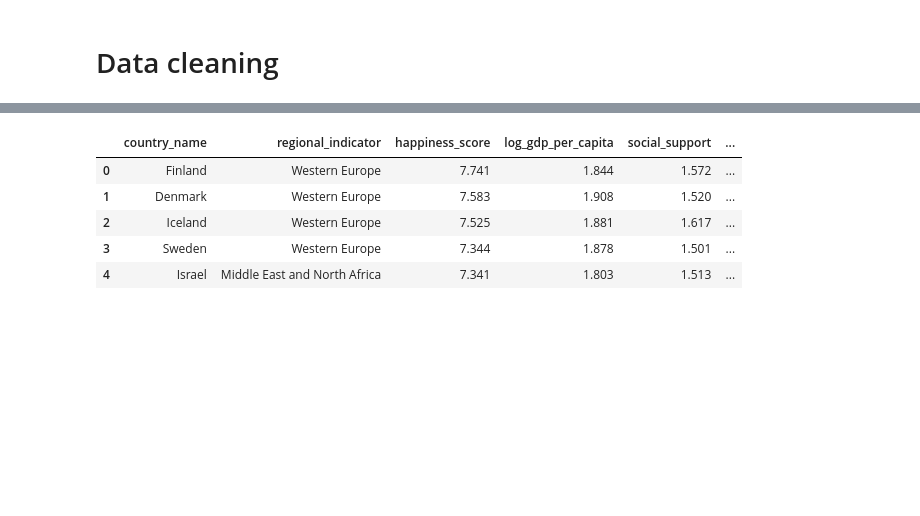
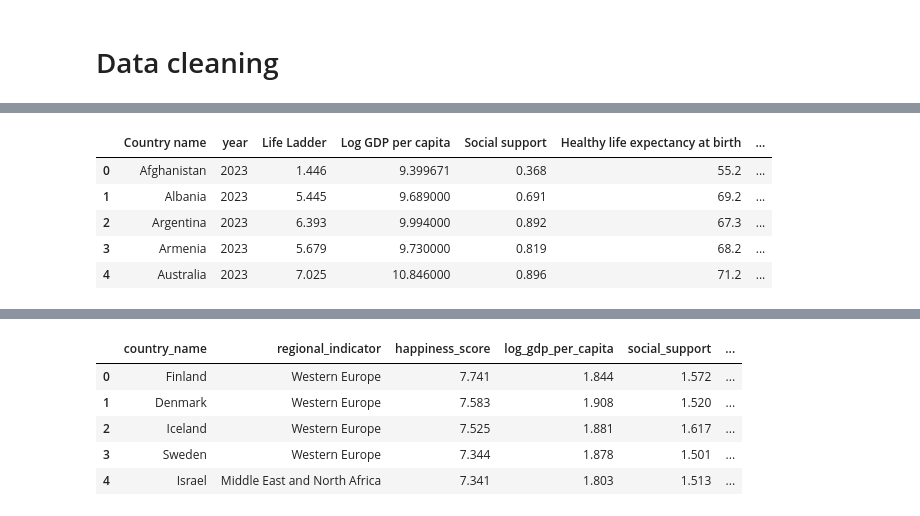
Before and after one commit to ErikBusk/Happiness_v2, a Jupyter notebook: Happniess data analysis.ipynb, the cells around one changed output, grey strips where cells are left out. Saved outputs shown, nothing was run; the diff lists cells and outputs as text; code cells hidden in the pictures; blank space fills up the shorter version.

```diff
--- a/Happniess data analysis.ipynb
+++ b/Happniess data analysis.ipynb
@@ -41,0 +42,11 @@ len(df)
+# %%
+# Create a new data frame for only the data from 2023
+df23 = df[df['year'] == 2023]
+df23 = df23.reset_index(drop=True)
+# %% [output]
+|  | Country name | year | Life Ladder | Log GDP per capita | Social support | Healthy life expectancy at birth | ... |
+| 0 | Afghanistan | 2023 | 1.446 | 9.399671 | 0.368 | 55.2 | ... |
+| 1 | Albania | 2023 | 5.445 | 9.689000 | 0.691 | 69.2 | ... |
+| 2 | Argentina | 2023 | 6.393 | 9.994000 | 0.892 | 67.3 | ... |
+| 3 | Armenia | 2023 | 5.679 | 9.730000 | 0.819 | 68.2 | ... |
+| 4 | Australia | 2023 | 7.025 | 10.846000 | 0.896 | 71.2 | ... |
```
Also changed, not shown: parts of 11 cells of this notebook, 1 other file.
